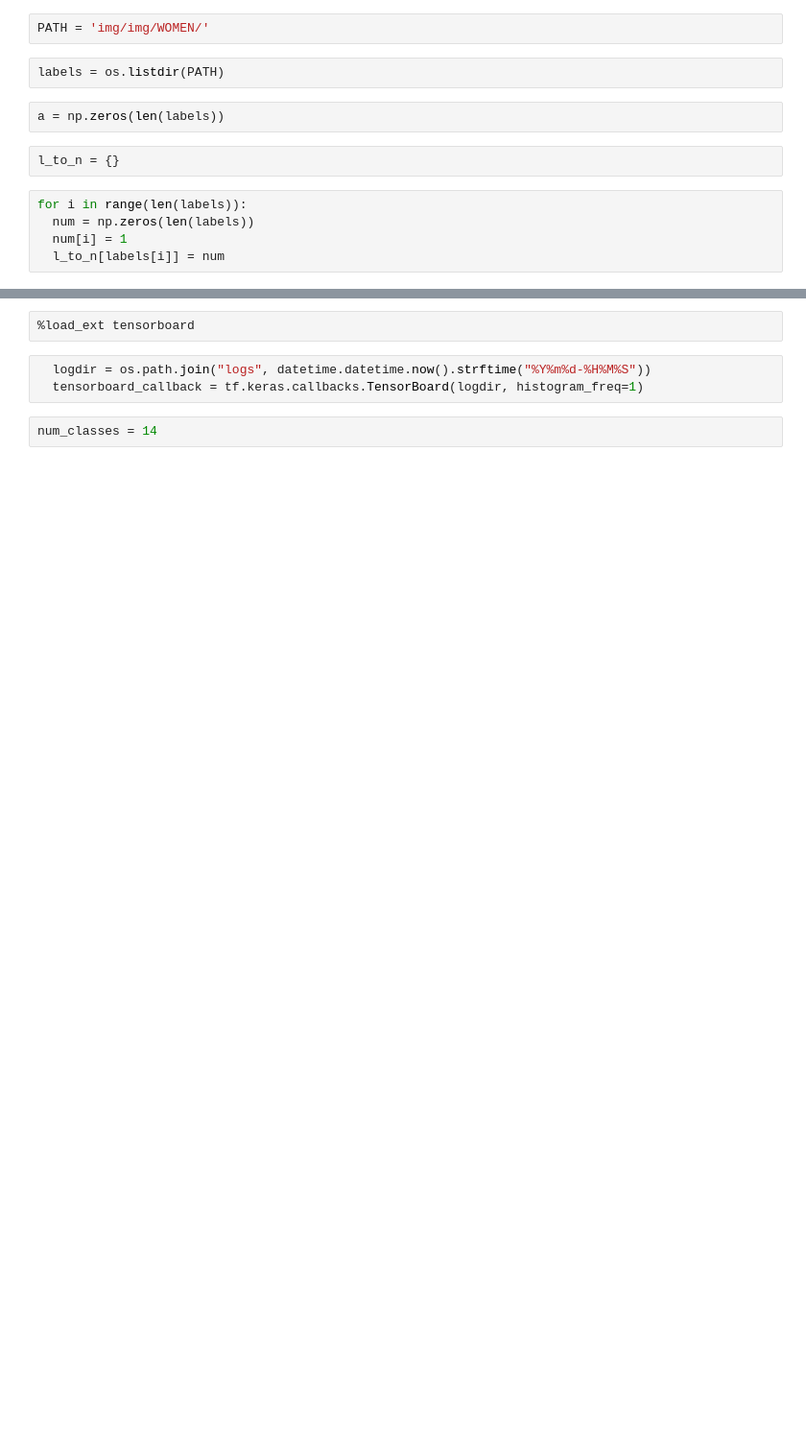
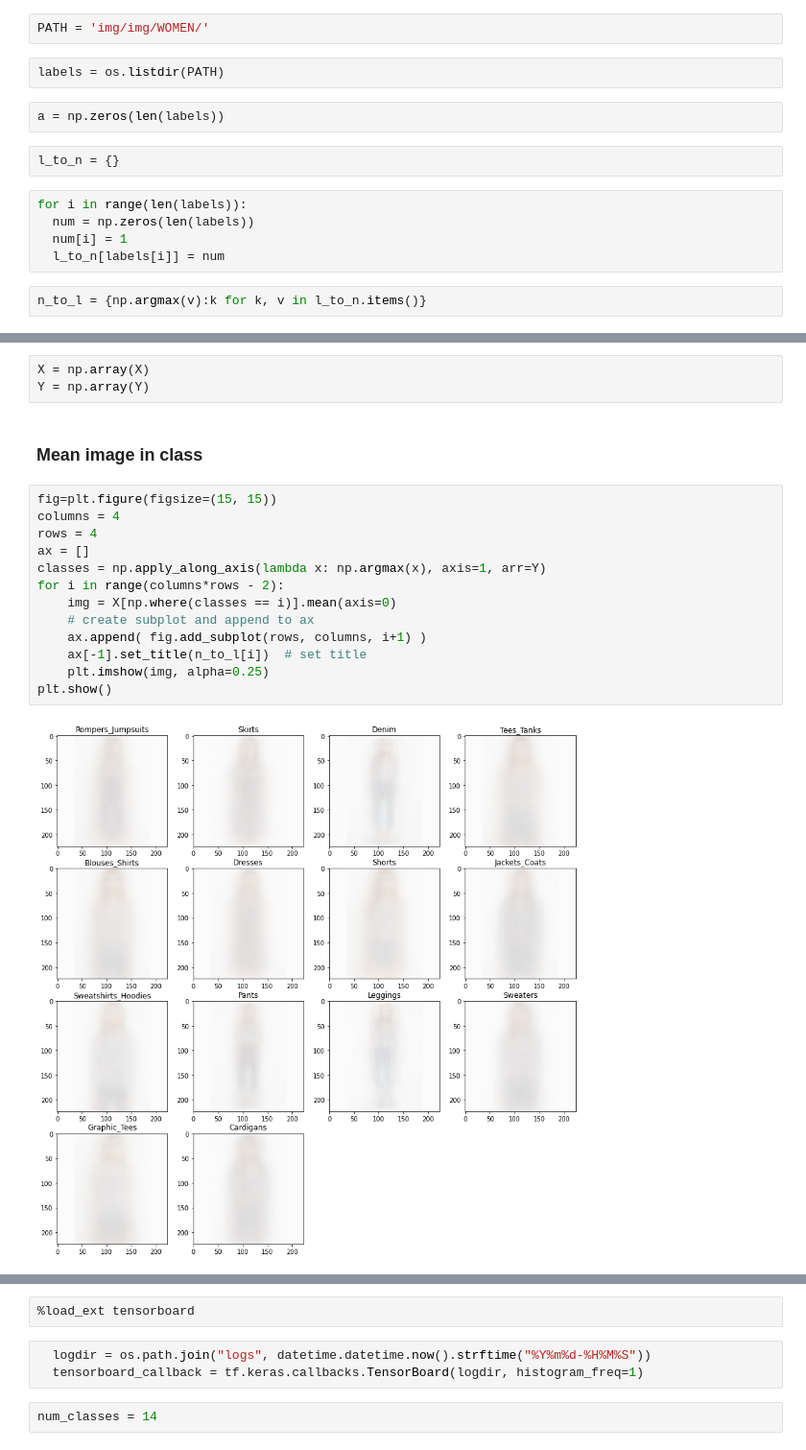
Before and after one commit to nebaraka/dissertation, a Jupyter notebook: Dissertation_GPU.ipynb, the cells around one changed output, grey strips where cells are left out. Shown at 96% size. Drawn from its saved outputs; the diff is of its cells as text; blank space fills up the shorter version.

```diff
--- a/Dissertation_GPU.ipynb
+++ b/Dissertation_GPU.ipynb
@@ -48,6 +50,8 @@ for i in range(len(labels)):
   num = np.zeros(len(labels))
   num[i] = 1
   l_to_n[labels[i]] = num
+# %%
+n_to_l = {np.argmax(v):k for k, v in l_to_n.items()}
 # %%
 %%time
 X = []
@@ -66,0 +71,20 @@ Wall time: 2min 8s
+# %%
+X = np.array(X)
+Y = np.array(Y)
+# %% [markdown]
+### Mean image in class
+# %%
+fig=plt.figure(figsize=(15, 15))
+columns = 4
+rows = 4
+ax = []
+classes = np.apply_along_axis(lambda x: np.argmax(x), axis=1, arr=Y)
+for i in range(columns*rows - 2):
+    img = X[np.where(classes == i)].mean(axis=0)
+    # create subplot and append to ax
+    ax.append( fig.add_subplot(rows, columns, i+1) )
+    ax[-1].set_title(n_to_l[i])  # set title
+    plt.imshow(img, alpha=0.25)
+plt.show()
+# %% [output]
+[figure, added]
```
Also changed, not shown: parts of 38 cells of this notebook.
